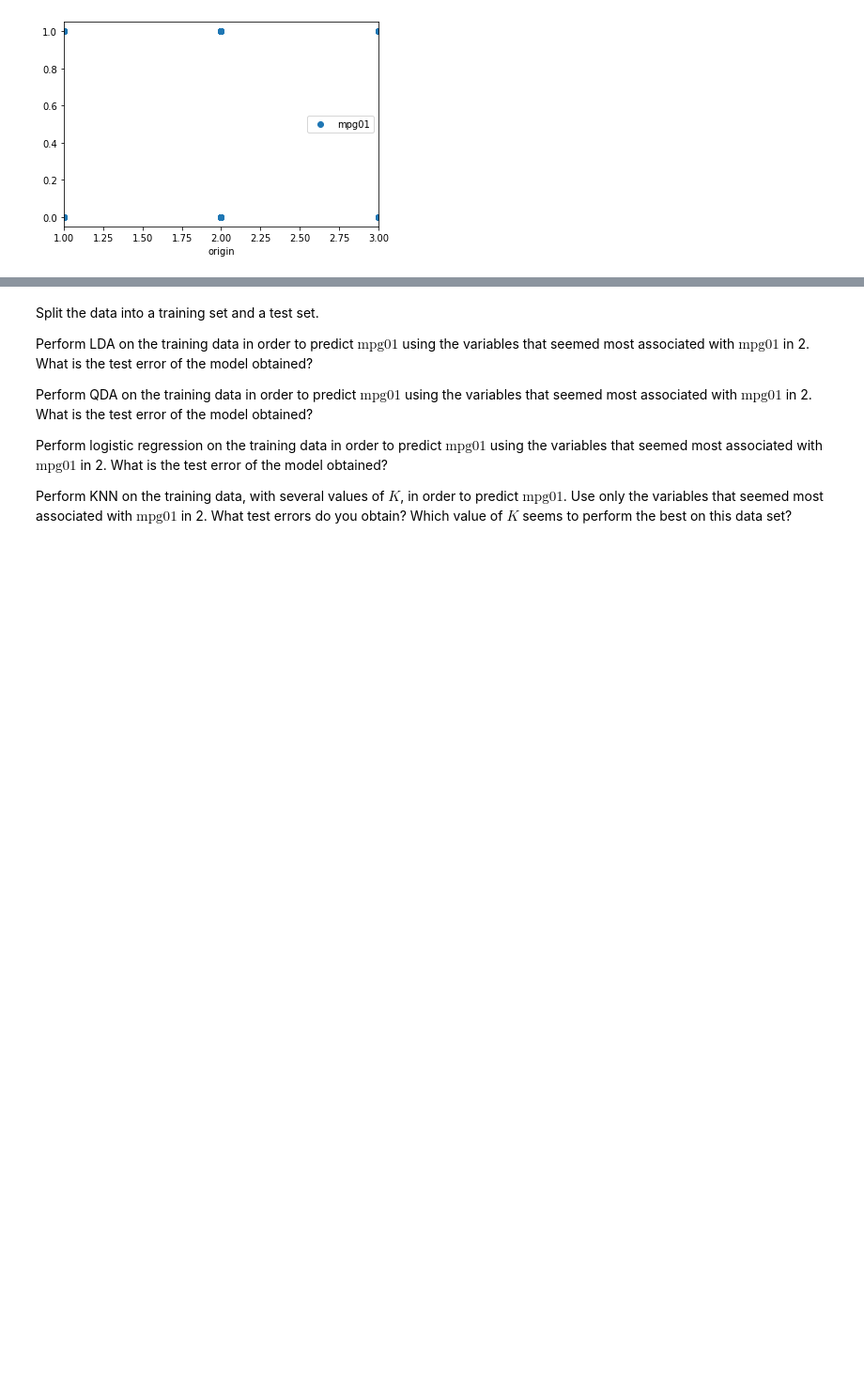
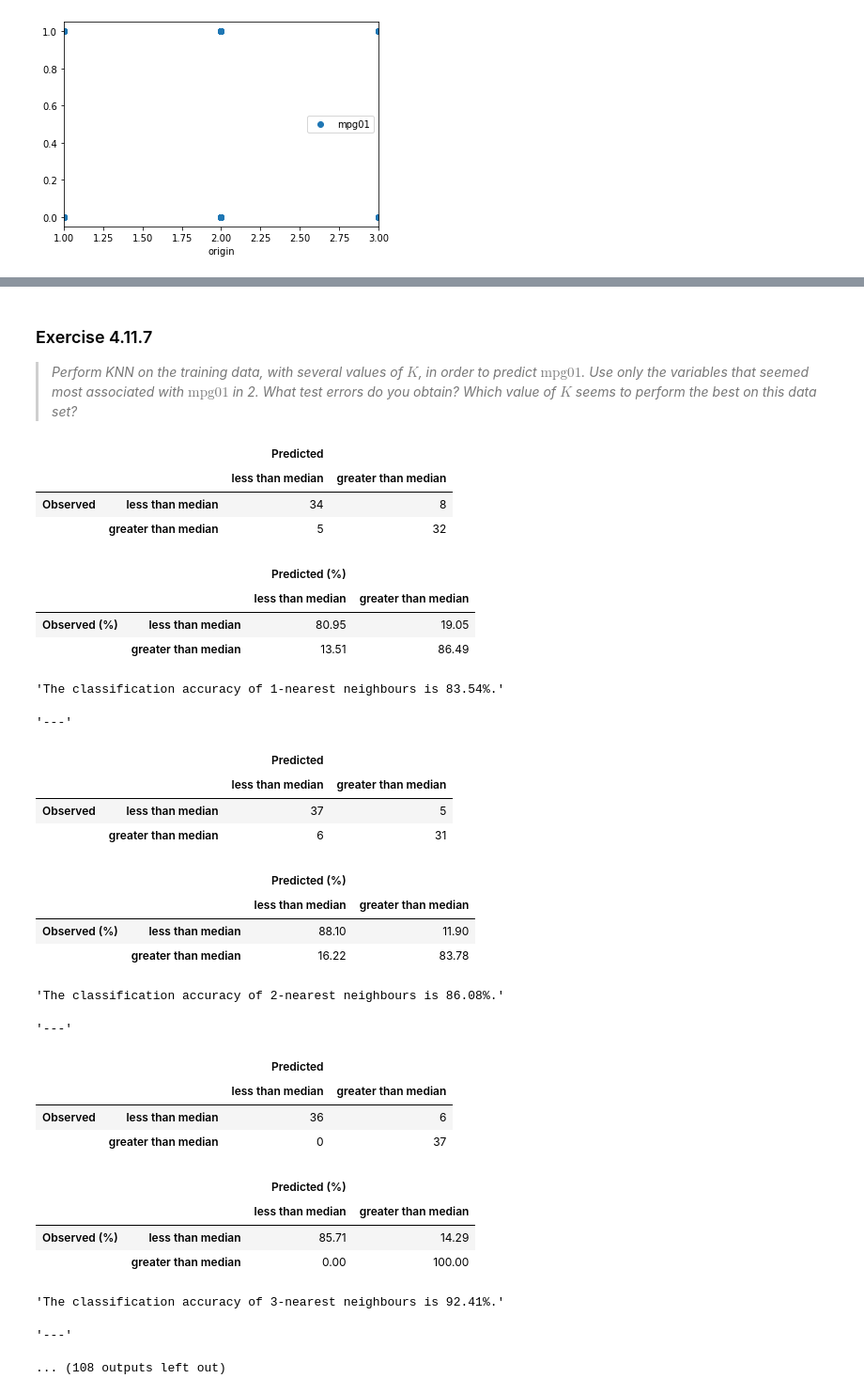
Before and after one commit to HerrBroekman/Python-solutions-for-An-Introduction-to-Statistical-Learning, a Jupyter notebook: Chapter4/Exercise11/4_11.ipynb, the cells around one changed output, grey strips where cells are left out. Shown: that part at 94% size. Cells and saved outputs as stored; diff of their text form; code cells hidden in the pictures; blank space fills up the shorter version.

```diff
--- a/Chapter4/Exercise11/4_11.ipynb
+++ b/Chapter4/Exercise11/4_11.ipynb
@@ -112,12 +261,56 @@ for index, column in enumerate(df.columns):
 # %% [markdown]
-
-
-Split the data into a training set and a test set.
-
-Perform LDA on the training data in order to predict $\mathrm{mpg01}$ using the variables that seemed most associated with $\mathrm{mpg01}$ in 2. What is the test error of the model obtained?
-
-Perform QDA on the training data in order to predict $\mathrm{mpg01}$ using the variables that seemed most associated with $\mathrm{mpg01}$ in 2. What is the test error of the model obtained?
-
-Perform logistic regression on the training data in order to predict $\mathrm{mpg01}$ using the variables that seemed most associated with $\mathrm{mpg01}$ in 2. What is the test error of the model obtained?
-
-Perform KNN on the training data, with several values of $K$, in order to predict $\mathrm{mpg01}$. Use only the variables that seemed most associated with $\mathrm{mpg01}$ in 2. What test errors do you obtain? Which value of $K$ seems to perform the best on this data set?
+<h3>Exercise 4.11.7</h3>
+<blockquote>
+    <i>Perform KNN on the training data, with several values of $K$, in order to predict $\mathrm{mpg01}$. Use only the variables that seemed most associated with $\mathrm{mpg01}$ in 2. What test errors do you obtain? Which value of $K$ seems to perform the best on this data set?</i>
+</blockquote>
+# %%
+for n_neighbors in range(1, 31, 1):
+    model = KNeighborsClassifier(n_neighbors=n_neighbors)
+    _ = model.fit(X_train, Y_train)
+    Y_pred = model.predict(X_test)
+
+    df_Y_test_and_pred = pd.DataFrame({
+        'Observed': df_test['mpg01'],
+        'Predicted': Y_pred,
+    })
+    df_confusion, df_confusion_pct = createConfusionMatrixFromOutOfSampleData(df=df_Y_test_and_pred, binaryMap={0: 'less than median', 1: 'greater than median'})
+    df_confusion
+    df_confusion_pct.round(2)
+
+    confusion_matrix = df_confusion.to_numpy()
+    TN, FP, FN, TP = confusion_matrix[0, 0], confusion_matrix[0, 1], confusion_matrix[1, 0], confusion_matrix[1, 1]
+    class_acc = 100 * ((TP + TN) / (TN + FP + FN + TP))
+    f'The classification accuracy of {n_neighbors}-nearest neighbours is {class_acc:.2f}%.'
+    '---'
+# %% [output]
+|  |  | Predicted |  |
+|  |  | less than median | greater than median |
+| Observed | less than median | 34 | 8 |
+|  | greater than median | 5 | 32 |
+|  |  | Predicted (%) |  |
+|  |  | less than median | greater than median |
+| Observed (%) | less than median | 80.95 | 19.05 |
+|  | greater than median | 13.51 | 86.49 |
+'The classification accuracy of 1-nearest neighbours is 83.54%.'
+'---'
+|  |  | Predicted |  |
+|  |  | less than median | greater than median |
+| Observed | less than median | 37 | 5 |
+|  | greater than median | 6 | 31 |
+|  |  | Predicted (%) |  |
+|  |  | less than median | greater than median |
+| Observed (%) | less than median | 88.10 | 11.90 |
+|  | greater than median | 16.22 | 83.78 |
+'The classification accuracy of 2-nearest neighbours is 86.08%.'
+'---'
+|  |  | Predicted |  |
+|  |  | less than median | greater than median |
+| Observed | less than median | 36 | 6 |
+|  | greater than median | 0 | 37 |
+|  |  | Predicted (%) |  |
+|  |  | less than median | greater than median |
+| Observed (%) | less than median | 85.71 | 14.29 |
+|  | greater than median | 0.00 | 100.00 |
+'The classification accuracy of 3-nearest neighbours is 92.41%.'
+'---'
+... (108 outputs left out)
```
Also changed, not shown: parts of 11 cells of this notebook.
